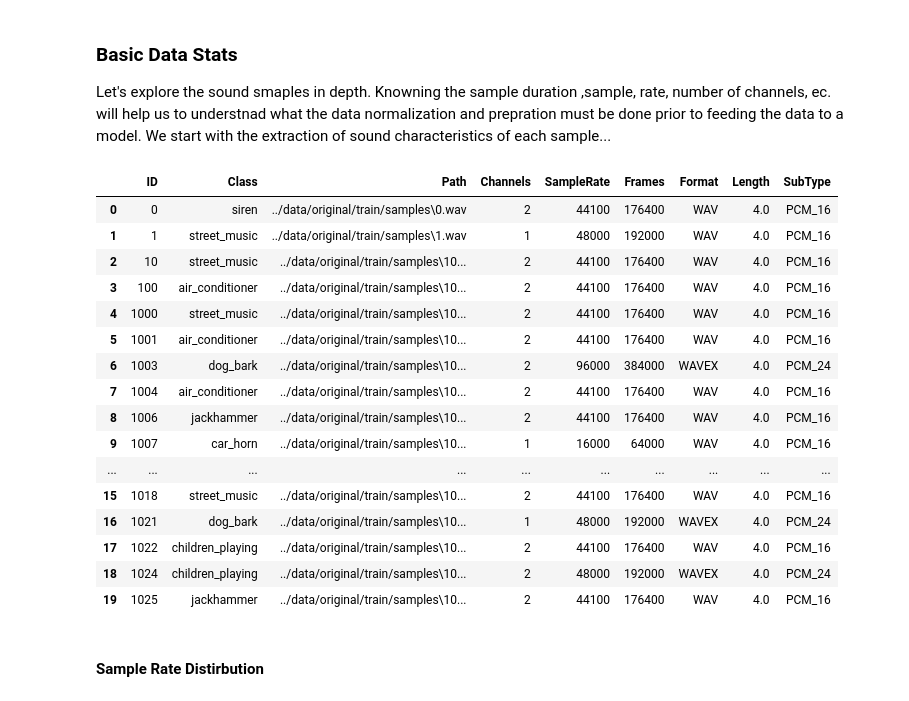
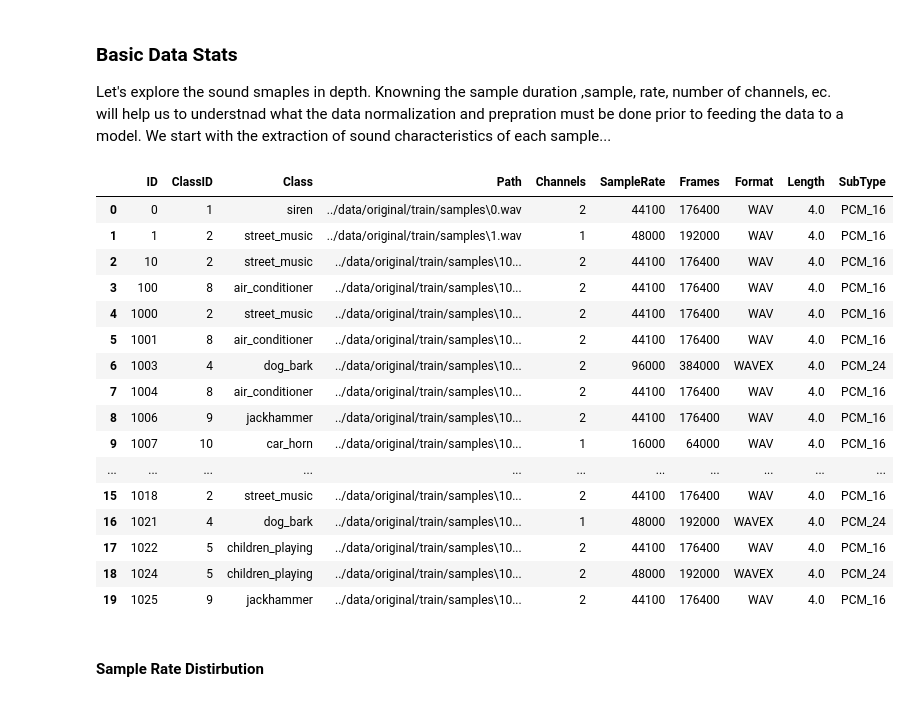
Before and after one commit to v2msLabs/ML1020-Course-Project, a Jupyter notebook: src/main.ipynb, the cells around one changed output. Saved outputs shown, nothing was run; the diff lists cells and outputs as text; code cells hidden in the pictures.

```diff
--- a/src/main.ipynb
+++ b/src/main.ipynb
@@ -113,37 +113,53 @@ Let's leave the data intact. If during the training we realize that the scarsly
 ### Basic Data Stats
 
 Let's explore the sound smaples in depth. Knowning the sample duration ,sample, rate, number of channels, ec. will help us to understnad what the data normalization and prepration must be done prior to feeding the data to a model. We start with the extraction of sound characteristics of each sample...
+# %%
+def classEncoder(className):
+    classMap = {
+        'siren':1,
+        'street_music':2,
+        'drilling':3,
+        'dog_bark':4,
+        'children_playing':5,
+        'gun_shot':6,
+        'engine_idling':7,
+        'air_conditioner':8,
+        'jackhammer':9,
+        'car_horn':10
+    }
+    return classMap.get(className)
 # %%
 # grab the full paths of all sample files
 paths = glob.glob("{0}/samples/*".format(TRAIN_DATA_PATH))
 # create a dataframe
 sounds = []
 for path in paths:
     fn = int(os.path.splitext(os.path.basename(path))[0])
     category = classification[classification.ID == fn]
     audio = sf.SoundFile(path)
-    sounds.append((fn , category.Class.values[0], audio.name, audio.channels, audio.samplerate,audio.frames,audio.format,
+    cls = category.Class.values[0]
+    sounds.append((fn , classEncoder(cls),cls, audio.name, audio.channels, audio.samplerate,audio.frames,audio.format,
     round(audio.frames/audio.samplerate,1),audio.subtype))
-df = pd.DataFrame(sounds,columns=['ID','Class','Path','Channels','SampleRate','Frames','Format','Length','SubType'])
+df = pd.DataFrame(sounds,columns=['ID','ClassID','Class','Path','Channels','SampleRate','Frames','Format','Length','SubType'])
 df.head(20)
 # %% [output]
-|  | ID | Class | Path | Channels | SampleRate | Frames | Format | Length | SubType |
-| 0 | 0 | siren | ../data/original/train/samples\0.wav | 2 | 44100 | 176400 | WAV | 4.0 | PCM_16 |
-| 1 | 1 | street_music | ../data/original/train/samples\1.wav | 1 | 48000 | 192000 | WAV | 4.0 | PCM_16 |
-| 2 | 10 | street_music | ../data/original/train/samples\10... | 2 | 44100 | 176400 | WAV | 4.0 | PCM_16 |
-| 3 | 100 | air_conditioner | ../data/original/train/samples\10... | 2 | 44100 | 176400 | WAV | 4.0 | PCM_16 |
-| 4 | 1000 | street_music | ../data/original/train/samples\10... | 2 | 44100 | 176400 | WAV | 4.0 | PCM_16 |
-| 5 | 1001 | air_conditioner | ../data/original/train/samples\10... | 2 | 44100 | 176400 | WAV | 4.0 | PCM_16 |
-| 6 | 1003 | dog_bark | ../data/original/train/samples\10... | 2 | 96000 | 384000 | WAVEX | 4.0 | PCM_24 |
-| 7 | 1004 | air_conditioner | ../data/original/train/samples\10... | 2 | 44100 | 176400 | WAV | 4.0 | PCM_16 |
-| 8 | 1006 | jackhammer | ../data/original/train/samples\10... | 2 | 44100 | 176400 | WAV | 4.0 | PCM_16 |
-| 9 | 1007 | car_horn | ../data/original/train/samples\10... | 1 | 16000 | 64000 | WAV | 4.0 | PCM_16 |
-| ... | ... | ... | ... | ... | ... | ... | ... | ... | ... |
-| 15 | 1018 | street_music | ../data/original/train/samples\10... | 2 | 44100 | 176400 | WAV | 4.0 | PCM_16 |
-| 16 | 1021 | dog_bark | ../data/original/train/samples\10... | 1 | 48000 | 192000 | WAVEX | 4.0 | PCM_24 |
-| 17 | 1022 | children_playing | ../data/original/train/samples\10... | 2 | 44100 | 176400 | WAV | 4.0 | PCM_16 |
-| 18 | 1024 | children_playing | ../data/original/train/samples\10... | 2 | 48000 | 192000 | WAVEX | 4.0 | PCM_24 |
-| 19 | 1025 | jackhammer | ../data/original/train/samples\10... | 2 | 44100 | 176400 | WAV | 4.0 | PCM_16 |
+|  | ID | ClassID | Class | Path | Channels | SampleRate | Frames | Format | Length | SubType |
+| 0 | 0 | 1 | siren | ../data/original/train/samples\0.wav | 2 | 44100 | 176400 | WAV | 4.0 | PCM_16 |
+| 1 | 1 | 2 | street_music | ../data/original/train/samples\1.wav | 1 | 48000 | 192000 | WAV | 4.0 | PCM_16 |
+| 2 | 10 | 2 | street_music | ../data/original/train/samples\10... | 2 | 44100 | 176400 | WAV | 4.0 | PCM_16 |
+| 3 | 100 | 8 | air_conditioner | ../data/original/train/samples\10... | 2 | 44100 | 176400 | WAV | 4.0 | PCM_16 |
+| 4 | 1000 | 2 | street_music | ../data/original/train/samples\10... | 2 | 44100 | 176400 | WAV | 4.0 | PCM_16 |
+| 5 | 1001 | 8 | air_conditioner | ../data/original/train/samples\10... | 2 | 44100 | 176400 | WAV | 4.0 | PCM_16 |
+| 6 | 1003 | 4 | dog_bark | ../data/original/train/samples\10... | 2 | 96000 | 384000 | WAVEX | 4.0 | PCM_24 |
+| 7 | 1004 | 8 | air_conditioner | ../data/original/train/samples\10... | 2 | 44100 | 176400 | WAV | 4.0 | PCM_16 |
+| 8 | 1006 | 9 | jackhammer | ../data/original/train/samples\10... | 2 | 44100 | 176400 | WAV | 4.0 | PCM_16 |
+| 9 | 1007 | 10 | car_horn | ../data/original/train/samples\10... | 1 | 16000 | 64000 | WAV | 4.0 | PCM_16 |
+| ... | ... | ... | ... | ... | ... | ... | ... | ... | ... | ... |
+| 15 | 1018 | 2 | street_music | ../data/original/train/samples\10... | 2 | 44100 | 176400 | WAV | 4.0 | PCM_16 |
+| 16 | 1021 | 4 | dog_bark | ../data/original/train/samples\10... | 1 | 48000 | 192000 | WAVEX | 4.0 | PCM_24 |
+| 17 | 1022 | 5 | children_playing | ../data/original/train/samples\10... | 2 | 44100 | 176400 | WAV | 4.0 | PCM_16 |
+| 18 | 1024 | 5 | children_playing | ../data/original/train/samples\10... | 2 | 48000 | 192000 | WAVEX | 4.0 | PCM_24 |
+| 19 | 1025 | 9 | jackhammer | ../data/original/train/samples\10... | 2 | 44100 | 176400 | WAV | 4.0 | PCM_16 |
 # %% [markdown]
 #### Sample Rate Distirbution
 # %%
```
Also changed, not shown: parts of 4 cells of this notebook.
